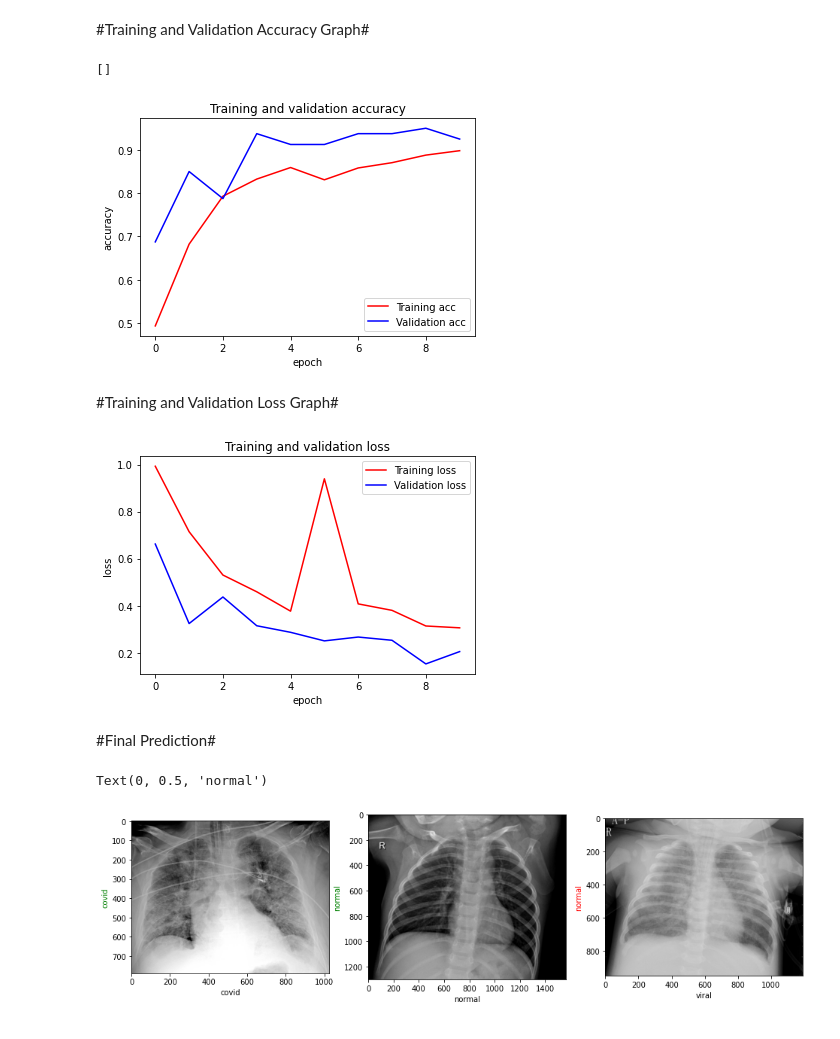
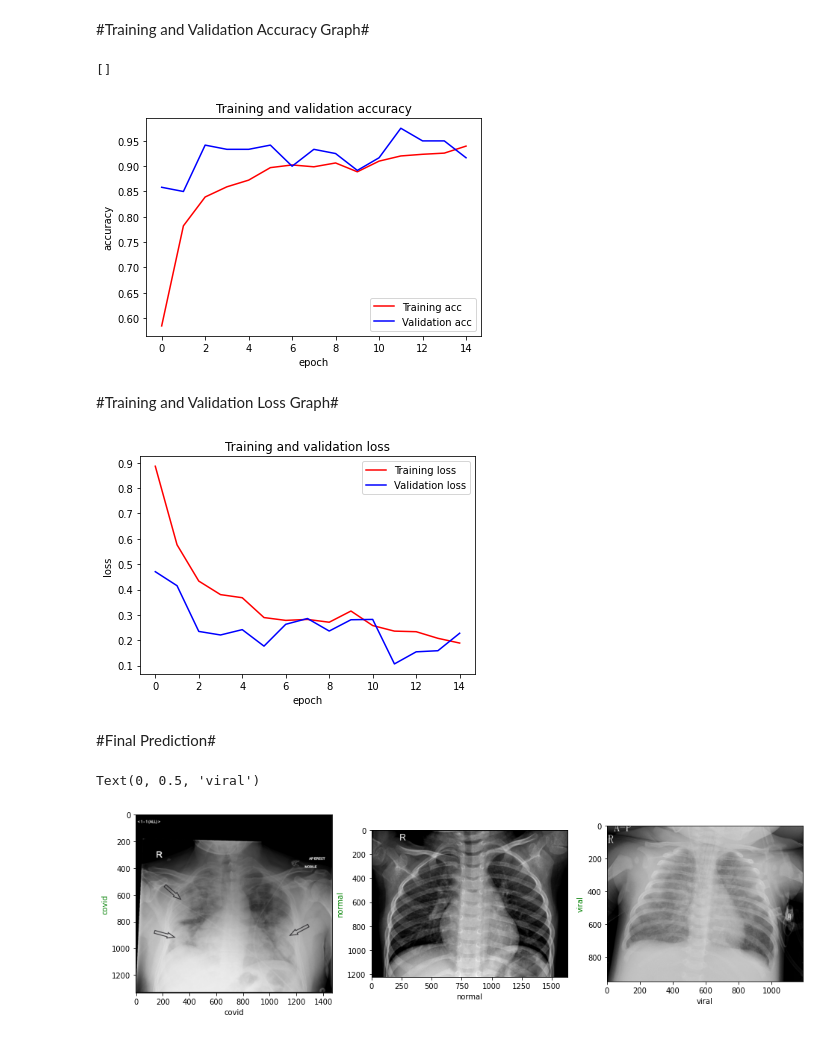
Before and after one commit to prince90038/corona-prediction, a Jupyter notebook: Covid_19_Classification_Based_on_Chest_X_Ray.ipynb, the cells around one changed output. Saved outputs shown, nothing was run; the diff lists cells and outputs as text; code cells hidden in the pictures.

```diff
--- a/Covid_19_Classification_Based_on_Chest_X_Ray.ipynb
+++ b/Covid_19_Classification_Based_on_Chest_X_Ray.ipynb
@@ -182,9 +182,9 @@ StartTime=time.time()
 classifier = cnn.fit(
                     training_set,
                     # steps_per_epoch=160,
-                    epochs=10,
+                    epochs=15,
                     validation_data=test_set,
-                    validation_steps=10)
+                    validation_steps=15)
 
 EndTime = time.time()
 print()
@@ -225,7 +225,7 @@ plt.legend()
 plt.plot()
 # %% [output]
 []
-[figure, old version]
+[figure, new version]
 # %% [markdown]
 #Training and Validation Loss Graph#
 # %%
@@ -243,7 +243,7 @@ plt.xlabel('epoch')
 plt.legend()
 plt.show()
 # %% [output]
-[figure, old version]
+[figure, new version]
 # %% [markdown]
 #Final Prediction#
 # %%
@@ -253,7 +253,7 @@ rows = 1
 columns = 3
 
 fig.add_subplot(rows, columns, 1)
-ImagePath = '/content/drive/MyDrive/Covid-19 validation images/covid_p2.jpg'
+ImagePath = '/content/drive/MyDrive/Covid-19 validation images/covid_p3.jpg'
 Image = cv2.imread(ImagePath)
 test_image = image.load_img(ImagePath,target_size=(256, 256))
 test_image = image.img_to_array(test_image)
@@ -264,33 +264,33 @@ plt.imshow(Image)
 col = 'green' if labels[0] == labels[np.argmax(result)] else 'red'
 plt.xlabel(labels[0])
 plt.ylabel(labels[np.argmax(result)], color=col)
 
 fig.add_subplot(rows, columns, 2)
 
-ImagePath = '/content/drive/MyDrive/Covid-19 validation images/normal8.jpeg'
+ImagePath = '/content/drive/MyDrive/Covid-19 validation images/normal7.jpeg'
 test_image = image.load_img(ImagePath,target_size=(256, 256))
 test_image = image.img_to_array(test_image)
 test_image = np.expand_dims(test_image,axis=0)
 result = cnn.predict(test_image,verbose=0)
 Image = cv2.imread(ImagePath)
 
 plt.imshow(Image)
 col = 'green' if labels[1] == labels[np.argmax(result)] else 'red'
 plt.xlabel(labels[1])
 plt.ylabel(labels[np.argmax(result)], color=col)
 
 fig.add_subplot(rows, columns, 3)
 ImagePath = '/content/drive/MyDrive/Covid-19 validation images/pneumonia3.jpeg'
 Image = cv2.imread(ImagePath)
 test_image = image.load_img(ImagePath,target_size=(256, 256))
 test_image = image.img_to_array(test_image)
 test_image = np.expand_dims(test_image,axis=0)
 result = cnn.predict(test_image,verbose=0)
 
 plt.imshow(Image)
 col = 'green' if labels[2] == labels[np.argmax(result)] else 'red'
 plt.xlabel(labels[2])
 plt.ylabel(labels[np.argmax(result)], color=col)
 # %% [output]
-Text(0, 0.5, 'normal')
+Text(0, 0.5, 'viral')
-[figure, old version]
+[figure, new version]
```
Also changed, not shown: parts of 1 cell of this notebook.
